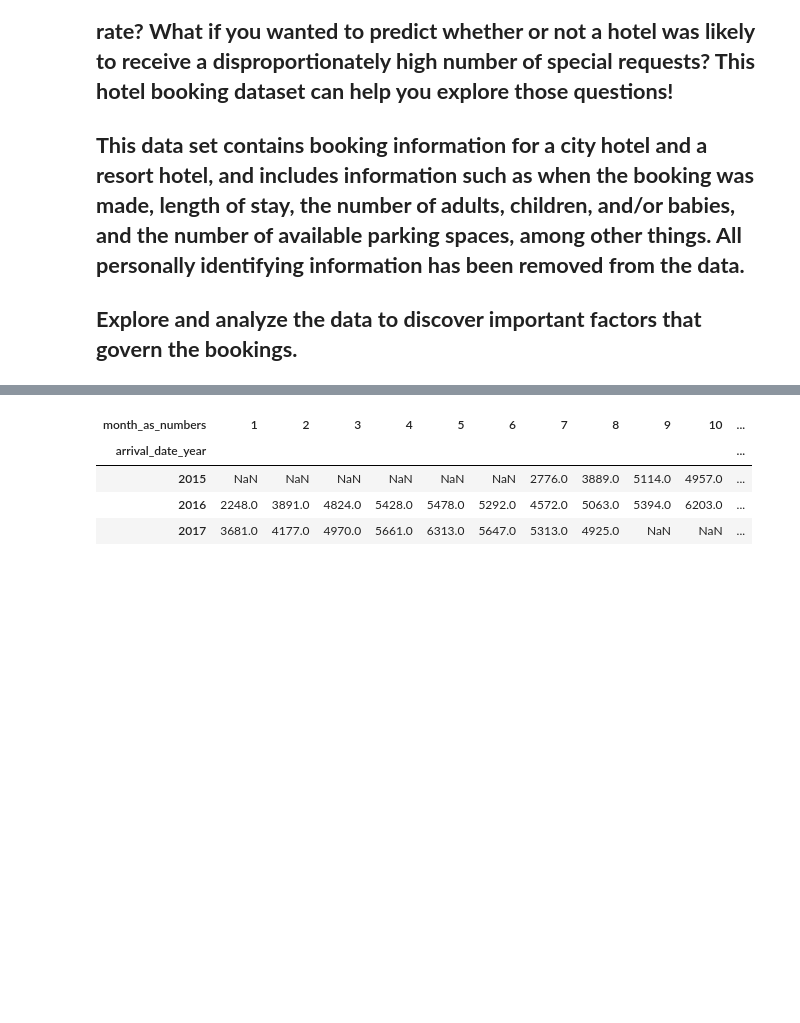
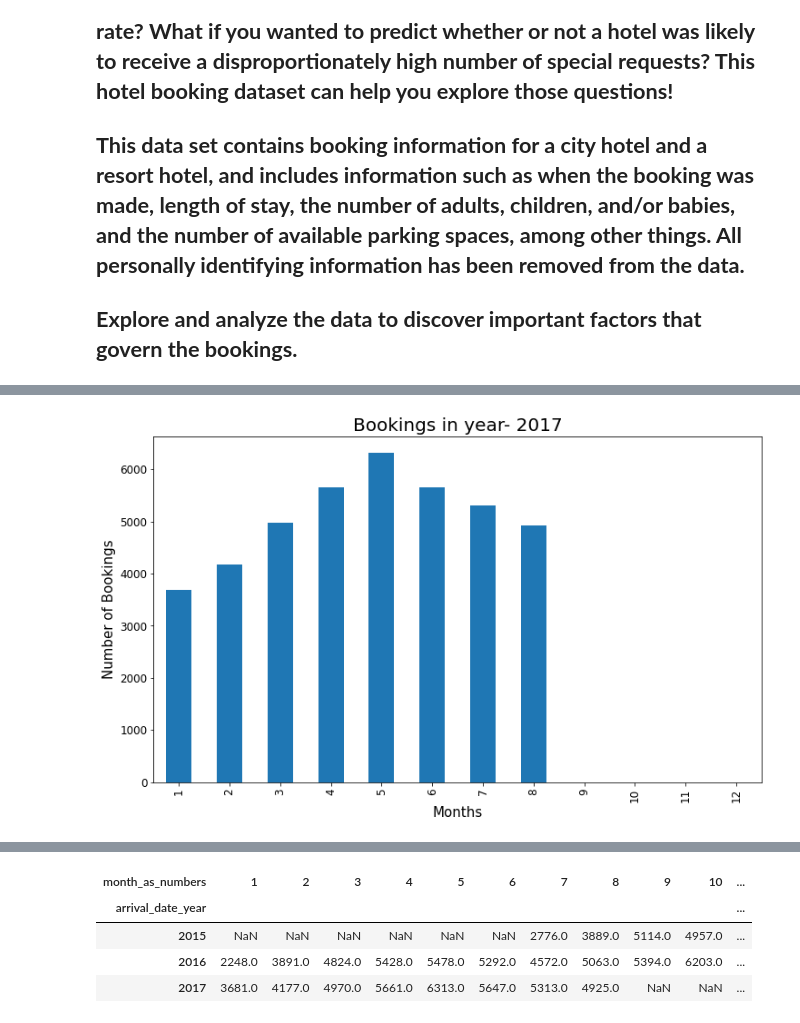
Before and after one commit to Almabette/HotelBookingAnalysis, a Jupyter notebook: Copy_of_Copy_of_Hotel_Booking_Analysis_Capstone_Project.ipynb, the cells around one changed output, grey strips where cells are left out. Cells and saved outputs as stored; diff of their text form; code cells hidden in the pictures; blank space fills up the shorter version.

```diff
--- a/Copy_of_Copy_of_Hotel_Booking_Analysis_Capstone_Project.ipynb
+++ b/Copy_of_Copy_of_Hotel_Booking_Analysis_Capstone_Project.ipynb
@@ -219,0 +327,3 @@ the best time of year to a book a hotel room is?
+# %%
+#storing the 2017's bookings in 2017's dataset
+bookings_in2017=per_month_booking_for_each_year.iloc[2]
@@ -219,0 +348,10 @@ the best time of year to a book a hotel room is?
+# %%
+#plotting 2017's dataset on a bar graph
+plt.figure(figsize=(12,7))
+bookings_in2017.plot(kind='bar',fontsize=12)
+plt.title('Bookings in year- 2017',fontsize=20)
+plt.xlabel('Months',fontsize=15)
+plt.ylabel('Number of Bookings',fontsize=15)
+plt.show()
+# %% [output]
+[figure, added]
```
Also changed, not shown: parts of 66 cells of this notebook.
